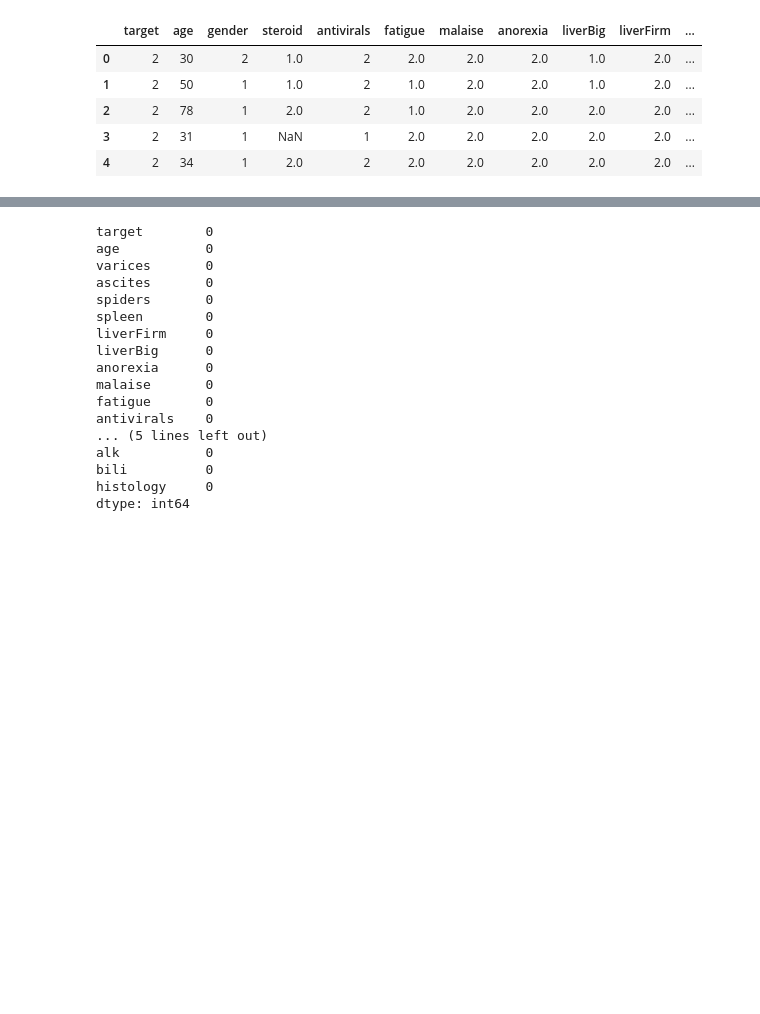
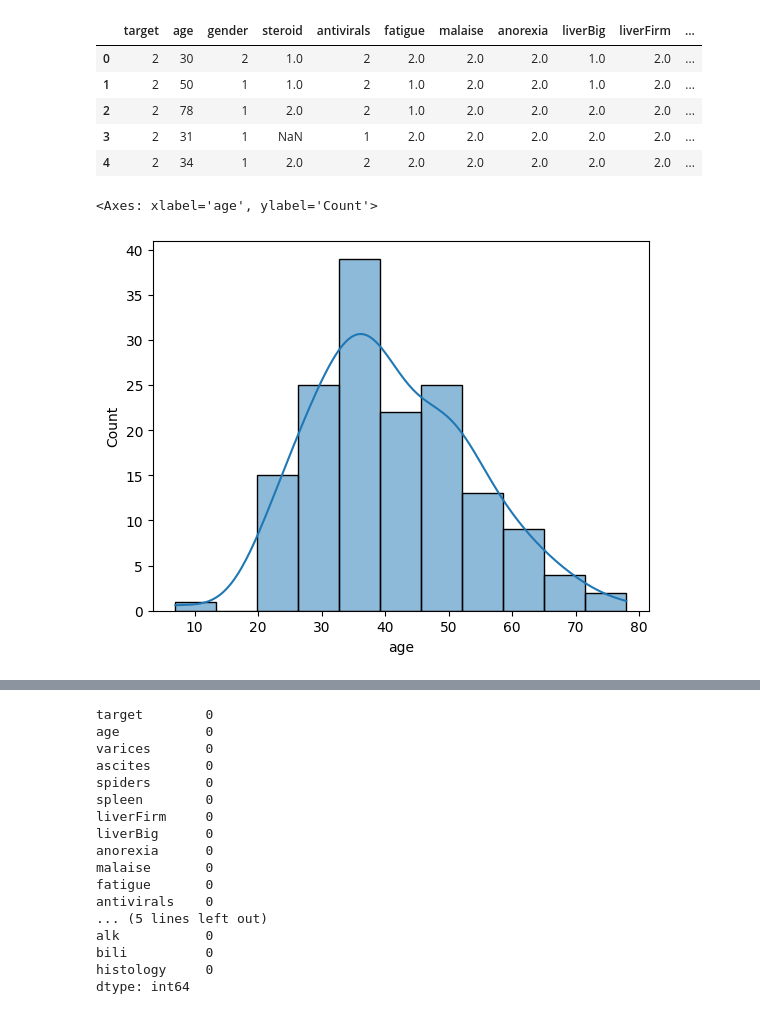
Before and after one commit to KaleemuAllah/AI-course-files, a Jupyter notebook: Machine_Learning/Hapatitis_project_file.ipynb, the cells around one changed output, grey strips where cells are left out. Cells and saved outputs as stored; diff of their text form; code cells hidden in the pictures; blank space fills up the shorter version.

```diff
--- a/Machine_Learning/Hapatitis_project_file.ipynb
+++ b/Machine_Learning/Hapatitis_project_file.ipynb
@@ -40,3 +121,9 @@ df.head()
 | 2 | 2 | 78 | 1 | 2.0 | 2 | 1.0 | 2.0 | 2.0 | 2.0 | 2.0 | ... |
 | 3 | 2 | 31 | 1 | NaN | 1 | 2.0 | 2.0 | 2.0 | 2.0 | 2.0 | ... |
 | 4 | 2 | 34 | 1 | 2.0 | 2 | 2.0 | 2.0 | 2.0 | 2.0 | 2.0 | ... |
+# %%
+# draw a histogram to see the distribution of age column
+sns.histplot(df['age'], kde=True)
+# %% [output]
+<Axes: xlabel='age', ylabel='Count'>
+[figure, added]
```
Also changed, not shown: parts of 11 cells of this notebook, 3 other files.
